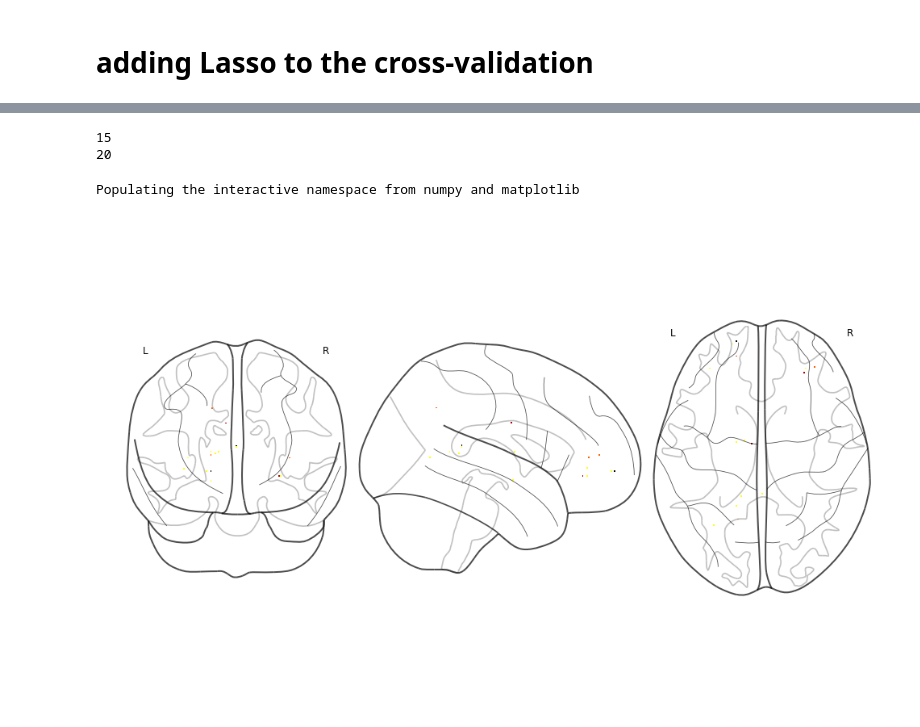
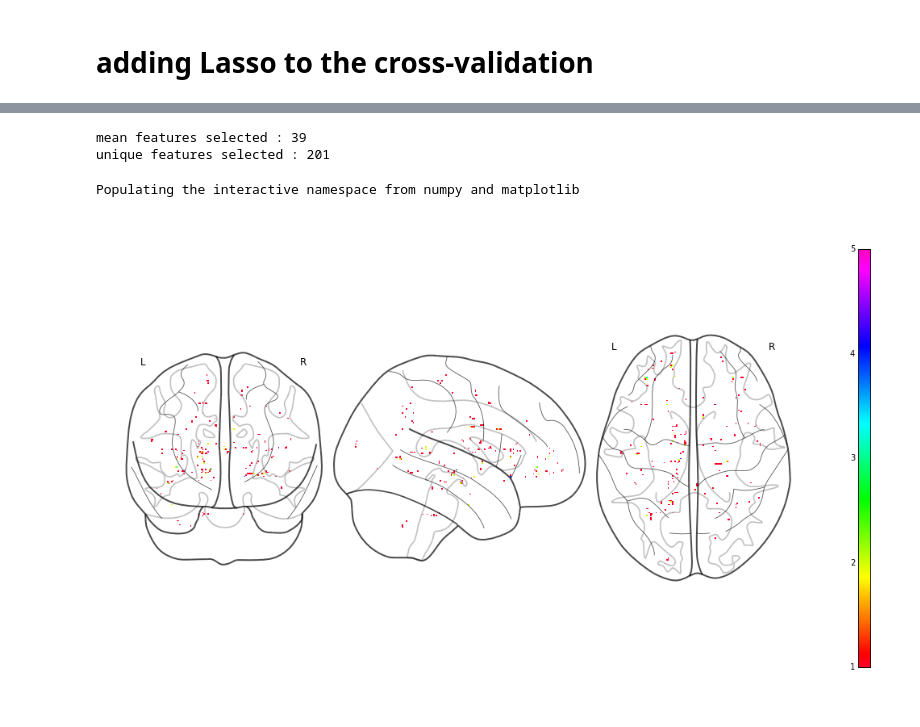
Before and after one commit to munsellb/MUSC_TLE_DKI_PROJECT, a Jupyter notebook: final_notebooks/non_cv_lasso.ipynb, the cells around one changed output, grey strips where cells are left out. Saved outputs shown, nothing was run; the diff lists cells and outputs as text; code cells hidden in the pictures.

```diff
--- a/final_notebooks/non_cv_lasso.ipynb
+++ b/final_notebooks/non_cv_lasso.ipynb
@@ -151,5 +159,5 @@ gamma_range = [1,8]
 # %%
-n_cpus = 1
+n_cpus = -1
 print x_input.shape
 
 
@@ -165,12 +173,12 @@ for al in alpha_range:
         gridsearcher = GridSearchCV(svc_pipe,
                             param_grid=dict(svc__gamma=gamma_range),
                             cv= StratifiedKFold(y_labels_vector,6),
-                            verbose=6,
+                            verbose=1,
                             n_jobs=n_cpus
                            )
         gridsearcher.fit(x_input_to_svc,y_labels_vector)
         for g in gridsearcher.grid_scores_:
-            gg =  [g[1],al,1,g[0]['svc__gamma'],np.count_nonzero(w),mode]
+            gg =  [g[1],al,1,g[0]['svc__gamma'],np.count_nonzero(x_input_to_svc)/len(y_labels_vector),mode]
             results_df.loc[ len(results_df) ] = gg
     else:
         print '0 features selected at alpha {} ; not running'.format(al)
@@ -232,7 +227,7 @@ Max Performance : 0.91176
 # %% [markdown]
 # Visualizing feature selection for best Lasso score
 # %%
-resampled_mask = create_mask(nib.load('/home/nick/Desktop/dki_stuff/code/masks/white.nii'),
-                   nib.load('/home/nick/Desktop/dki_stuff/modalities/dmean/dmeanCON001.nii')
+resampled_mask = create_mask(nib.load('/home/desistonv/white.nii'),
+                   nib.load('/home/desistonv/dmeanPAT100.nii')
                   )
 # %%
@@ -251,14 +246,13 @@ show()
 # %% [markdown]
 # adding Lasso to the cross-validation
 # %%
-alpha_range = [.01,.001]
-gamma_range = [1,8]
+alpha_range = [.01,.001,.0001]
+gamma_range = [.1,1,8]
 
 score_matrix = np.zeros((6,len(alpha_range),len(gamma_range)))
-
 cv = StratifiedKFold(y_labels_vector,6)
 y = y_labels_vector
-X = x_input
+X = np.copy(x_input)
 fold = 0
 for train, test in cv:
     y_test = y[test]
@@ -283,6 +277,8 @@ for train, test in cv:
             score = f1_score( y_test , y_test_pred )
             score_matrix[ fold, alpha_it, gamma_it ] = score
             print '| fold : {:>6} | alpha : {:>6} | gamma : {:>6} |  score : {:>5} % '.format(fold,alpha,gamma,round(score*100,2))
+    fold += 1
 
-    fold += 1
+#    scoresss = Parallel(n_jobs=1,verbose=50)(
+#                     delayed(do_cv)(train,test) for train, test in cv)
 # %% [output]
@@ -412,6 +411,6 @@ def do_cv(train,test):
 from joblib import Parallel, delayed
 # parallel function
 ## save paths of masked data
-scoresss = Parallel(n_jobs=1,verbose=50)(
+scoresss = Parallel(n_jobs=-1,verbose=1)(
                     delayed(do_cv)(train,test) for train, test in cv)
 # %% [output]
@@ -448,11 +451,11 @@ s = [np.nonzero(s[2]) for s in scoresss]
 s = [item for sublist in s for item in sublist]
 s = [item for sublist in s for item in sublist]
 
-print len(s) /6
-print len(np.unique(s))
+print 'mean features selected : {}'.format(len(s) /6)
+print 'unique features selected : {}'.format(len(np.unique(s)))
 # %% [output]
-15
-20
+mean features selected : 39
+unique features selected : 201
 # %%
 coefs = [s[2] for s in scoresss]
 zzz = np.zeros(len(coefs[0]))
@@ -461,8 +464,8 @@ for c in coefs:
 # %%
 %pylab inline
 fig = figure(figsize=(13,8))
-plot_glass_brain(coefs_mask(zzz,resampled_mask),cmap='hot',figure=fig,colormap=True)
+plot_glass_brain(coefs_mask(zzz,resampled_mask),cmap='gist_rainbow',figure=fig,colorbar=True)
 show()
 # %% [output]
 Populating the interactive namespace from numpy and matplotlib
-[figure, old version]
+[figure, new version]
```
Also changed, not shown: parts of 21 cells of this notebook, 1 other file.
